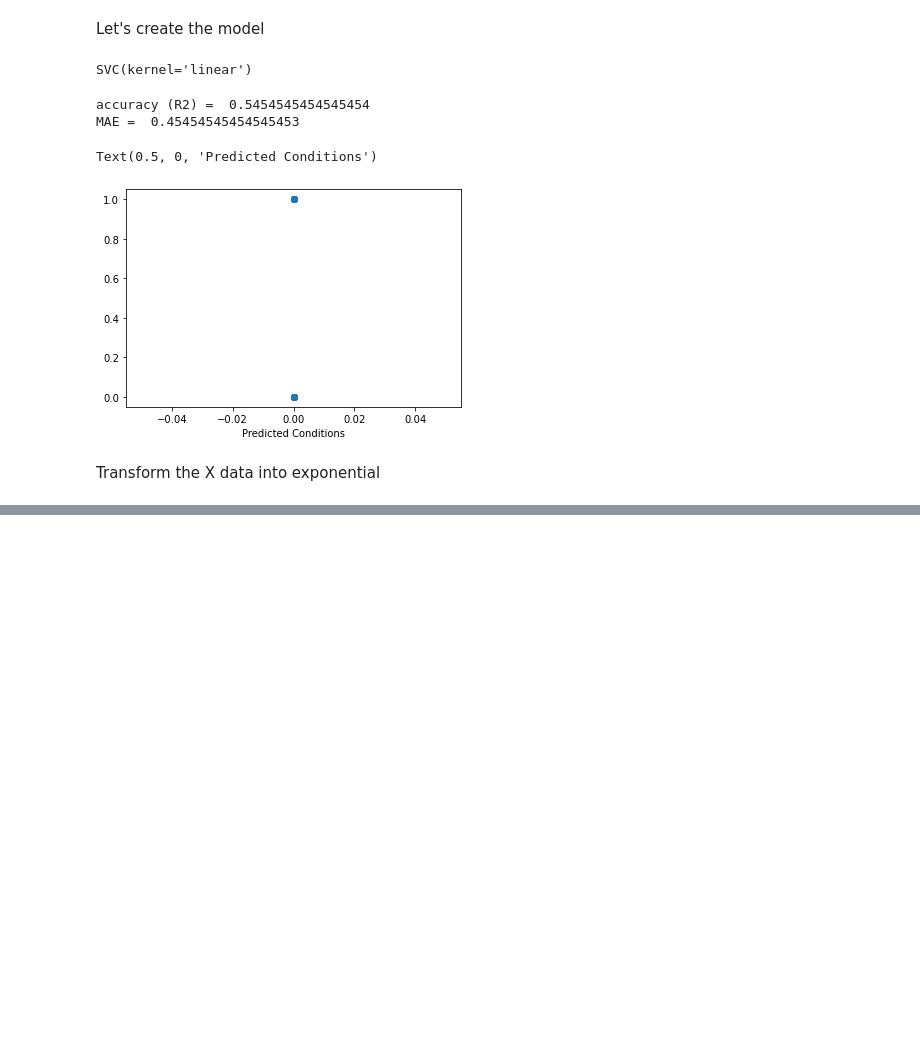
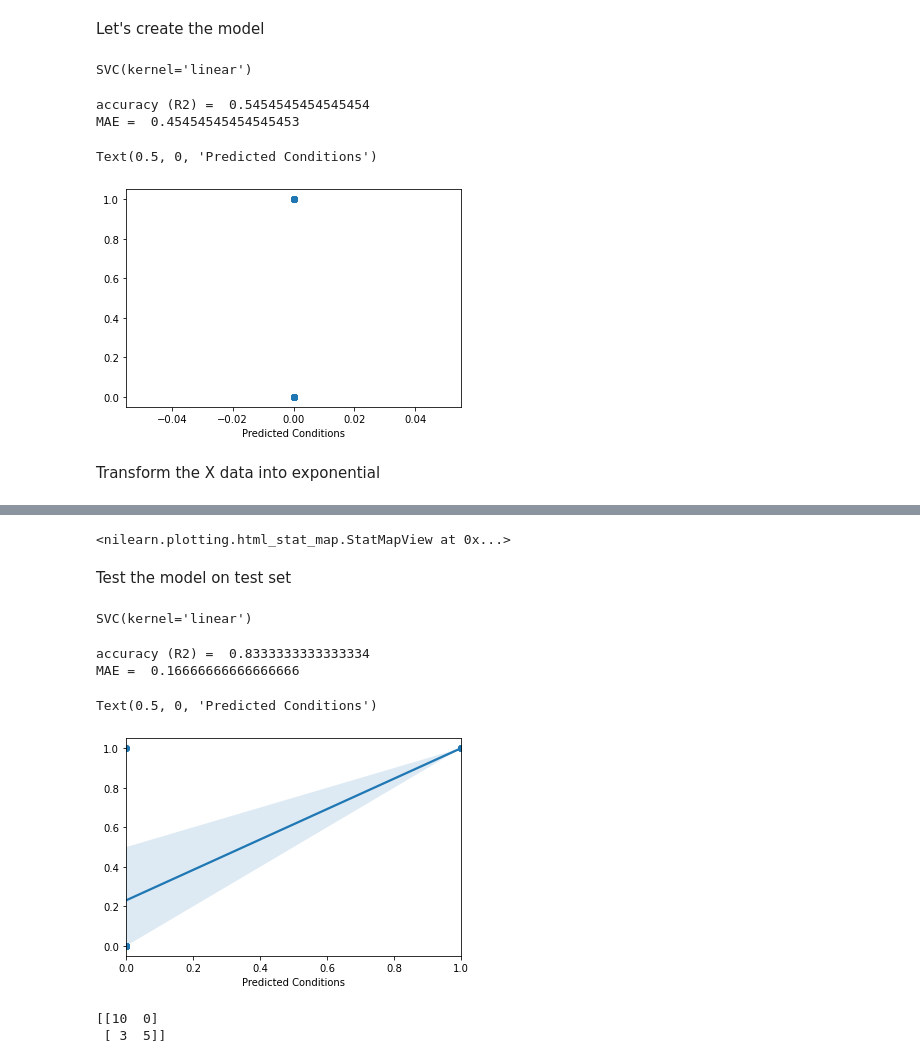
Before and after one commit to lalou97/lgrenier_project, a Jupyter notebook: scripts/Needs vs Wantings 2.0.ipynb, the cells around one changed output, grey strips where cells are left out. Cells and saved outputs as stored; diff of their text form; code cells hidden in the pictures; blank space fills up the shorter version.

```diff
--- a/scripts/Needs vs Wantings 2.0.ipynb
+++ b/scripts/Needs vs Wantings 2.0.ipynb
@@ -795,0 +787,8 @@ plotting.view_img(essai, threshold=0.001)
+# %%
+from nilearn import plotting
+from nilearn.plotting import view_img
+
+feature_img = plotting.view_img(essai, threshold=0.001)
+feature_img
+# %% [output]
+<nilearn.plotting.html_stat_map.StatMapView at 0x...>
@@ -795,0 +798,25 @@ plotting.view_img(essai, threshold=0.001)
+# %% [markdown]
+Test the model on test set
+# %%
+l_svc.fit(X_train1,y_train1)
+# %% [output]
+SVC(kernel='linear')
+# %%
+# predict the *validation* data based on the model trained on X_train2
+y_pred = l_svc.predict(X_test)
+
+# caluclate the model accuracy
+acc = l_svc.score(X_test, y_test)
+mae = mean_absolute_error(y_true=y_test,y_pred=y_pred)
+
+# print results
+print('accuracy = ', acc)
+print('MAE = ',mae)
+
+sns.regplot(y_pred,y_test)
+plt.xlabel('Predicted Conditions')
+# %% [output]
+accuracy (R2) =  0.8333333333333334
+MAE =  0.16666666666666666
+Text(0.5, 0, 'Predicted Conditions')
+[figure, added]
@@ -795,0 +825,5 @@ plotting.view_img(essai, threshold=0.001)
+# %%
+print (matrix_con)
+# %% [output]
+[[10  0]
+ [ 3  5]]
```
Also changed, not shown: parts of 72 cells of this notebook.
